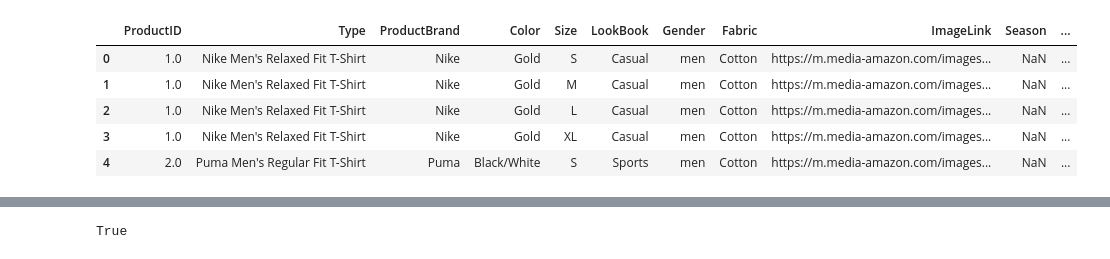
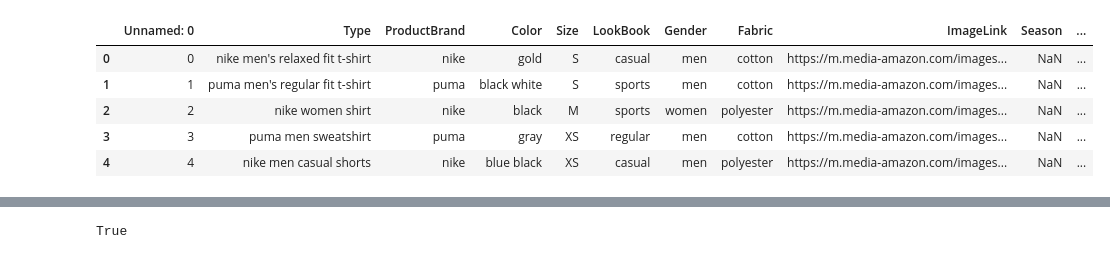
Before and after one commit to bhagirath-bhp/hack-nu-thon-5-backend, a Jupyter notebook: data_processing.ipynb, the cells around one changed output, grey strips where cells are left out. Drawn from its saved outputs; the diff is of its cells as text; code cells hidden in the pictures.

Commit message:
final dataset

```diff
--- a/data_processing.ipynb
+++ b/data_processing.ipynb
@@ -1,12 +1,12 @@
 # %%
 import pandas as pd
-df = pd.read_csv("data/fashion.csv")
+df = pd.read_csv("data/finalDataset.csv")
 df.head()
 # %% [output]
-|  | ProductID | Type | ProductBrand | Color | Size | LookBook | Gender | Fabric | ImageLink | Season | ... |
-| 0 | 1.0 | Nike Men's Relaxed Fit T-Shirt | Nike | Gold | S | Casual | men | Cotton | https://m.media-amazon.com/images... | NaN | ... |
-| 1 | 1.0 | Nike Men's Relaxed Fit T-Shirt | Nike | Gold | M | Casual | men | Cotton | https://m.media-amazon.com/images... | NaN | ... |
-| 2 | 1.0 | Nike Men's Relaxed Fit T-Shirt | Nike | Gold | L | Casual | men | Cotton | https://m.media-amazon.com/images... | NaN | ... |
-| 3 | 1.0 | Nike Men's Relaxed Fit T-Shirt | Nike | Gold | XL | Casual | men | Cotton | https://m.media-amazon.com/images... | NaN | ... |
-| 4 | 2.0 | Puma Men's Regular Fit T-Shirt | Puma | Black/White | S | Sports | men | Cotton | https://m.media-amazon.com/images... | NaN | ... |
+|  | Unnamed: 0 | Type | ProductBrand | Color | Size | LookBook | Gender | Fabric | ImageLink | Season | ... |
+| 0 | 0 | nike men's relaxed fit t-shirt | nike | gold | S | casual | men | cotton | https://m.media-amazon.com/images... | NaN | ... |
+| 1 | 1 | puma men's regular fit t-shirt | puma | black white | S | sports | men | cotton | https://m.media-amazon.com/images... | NaN | ... |
+| 2 | 2 | nike women shirt | nike | black | M | sports | women | polyester | https://m.media-amazon.com/images... | NaN | ... |
+| 3 | 3 | puma men sweatshirt | puma | gray | XS | regular | men | cotton | https://m.media-amazon.com/images... | NaN | ... |
+| 4 | 4 | nike men casual shorts | nike | blue black | XS | casual | men | polyester | https://m.media-amazon.com/images... | NaN | ... |
 # %%
```
Also changed, not shown: parts of 22 cells of this notebook, 1 other file.
